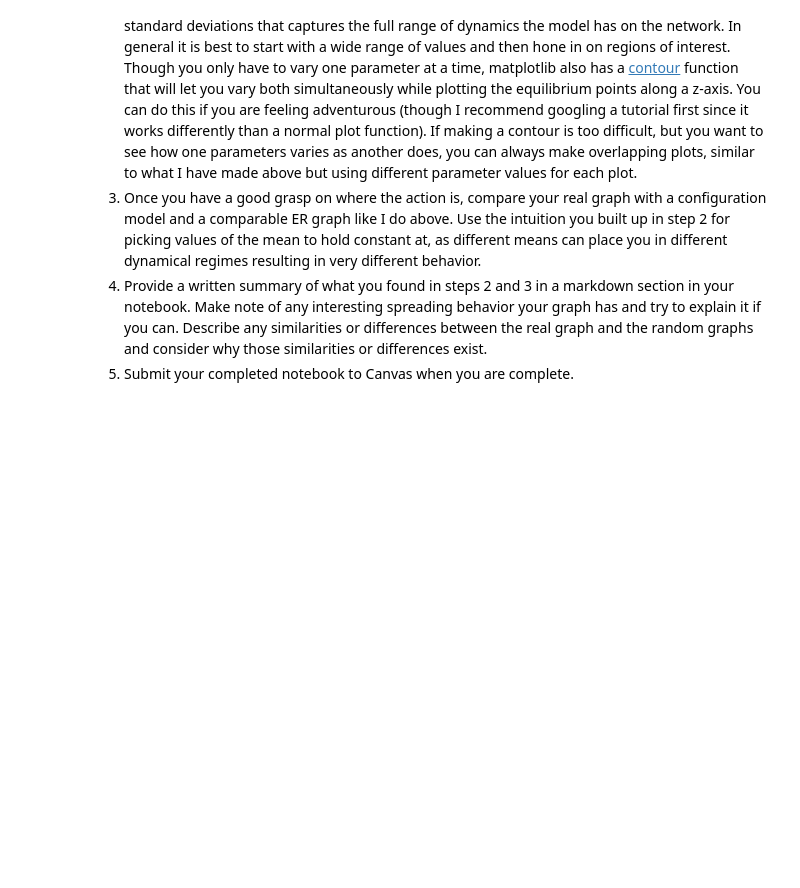
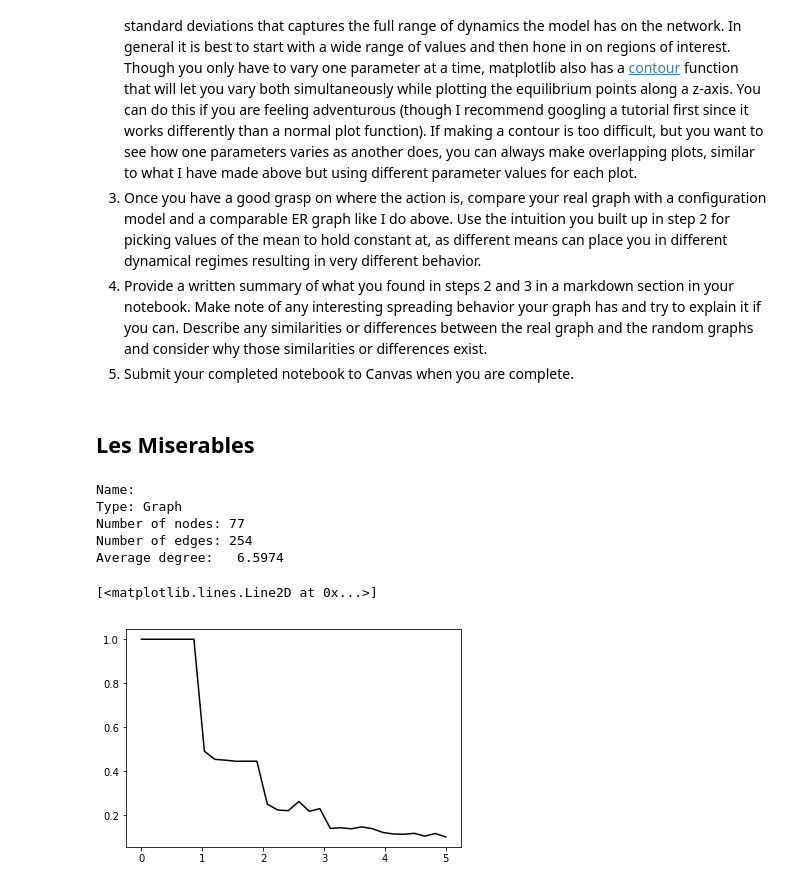
Before and after one commit to muftring/iu-netsci, a Jupyter notebook: week-13/w13_threshold-model_uftring-michael.ipynb, the cells around one changed output. Cells and saved outputs as stored; diff of their text form; code cells hidden in the pictures; blank space fills up the shorter version.

```diff
--- a/week-13/w13_threshold-model_uftring-michael.ipynb
+++ b/week-13/w13_threshold-model_uftring-michael.ipynb
@@ -166,0 +206,30 @@ Here we can see a similar transition as the one in Granovetter's paper, which is
+# %% [markdown]
+## Les Miserables
+# %%
+lesmis = nx.read_pajek("lesmis.net")
+lesmis = nx.Graph(lesmis)
+print(nx.info(lesmis))
+# %% [output]
+Name:
+Type: Graph
+Number of nodes: 77
+Number of edges: 254
+Average degree:   6.5974
+# %%
+stds = np.linspace(0.1, 16.0, 30)
+means = np.linspace(0.0, 5.0, 30)
+deg_seq = list(dict(nx.degree(lesmis)).values())
+N = len(lesmis.nodes())
+k = np.mean(list(lesmis.degree().values()))
+p = probabilityForDegree(N, k)
+# %%
+ITERATIONS = 300
+MEAN = 4.0
+STDDEV = 0.01
+# %%
+plt.plot(means, [ np.mean([threshold_model(lesmis, mean, STDDEV)
+                           for i in range(ITERATIONS) ])
+                 for mean in means], color='black', label='Orig')
+# %% [output]
+[<matplotlib.lines.Line2D at 0x...>]
+[figure, added]
```
Also changed, not shown: parts of 20 cells of this notebook.
